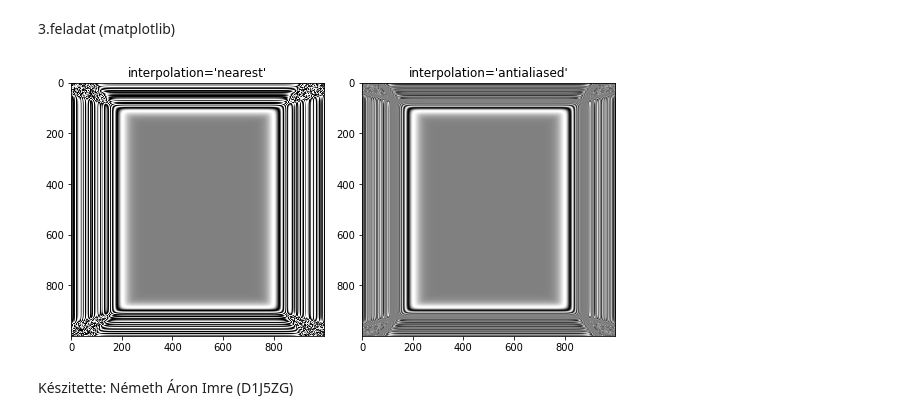
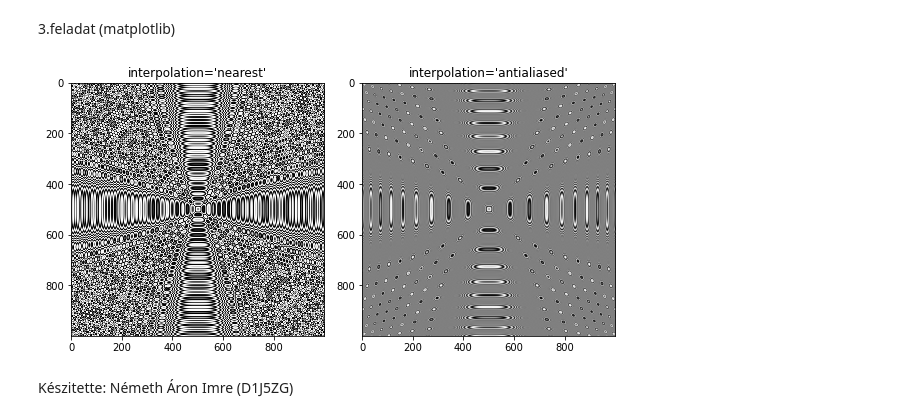
Before and after one commit to near731/X1, a Jupyter notebook: D1J5ZG_2.ipynb, the cells around one changed output. Saved outputs shown, nothing was run; the diff lists cells and outputs as text; code cells hidden in the pictures.

```diff
--- a/D1J5ZG_2.ipynb
+++ b/D1J5ZG_2.ipynb
@@ -61,22 +61,22 @@ Ird be a matrixot:
 # %%
 import numpy as np
 import matplotlib.pyplot as plt
 
 x = np.arange(1000) / 500 - 1
 y = np.arange(1000) / 500 - 1
 
 X, Y = np.meshgrid(x, y)
-R = np.sqrt(X**32+ Y**64)
+R = np.sqrt(X**4+ Y**4)
 f0 = 1000
-k = 50
-a = np.sin(np.pi * 2 * (f0 * R + k * R**2 / 2))
+k = 500
+a = np.sin(np.pi * 3 * (f0 * R + k * R**2 / 2))
 
 fig, axs = plt.subplots(1, 2, figsize=(8, 4), constrained_layout=True)
 for ax, interp in zip(axs, ['nearest', 'antialiased']):
     ax.imshow(a, interpolation=interp, cmap='gray')
     ax.set_title(f"interpolation='{interp}'")
 plt.show()
 # %% [output]
-[figure, old version]
+[figure, new version]
 # %% [markdown]
 Készitette: Németh Áron Imre (D1J5ZG)
```
